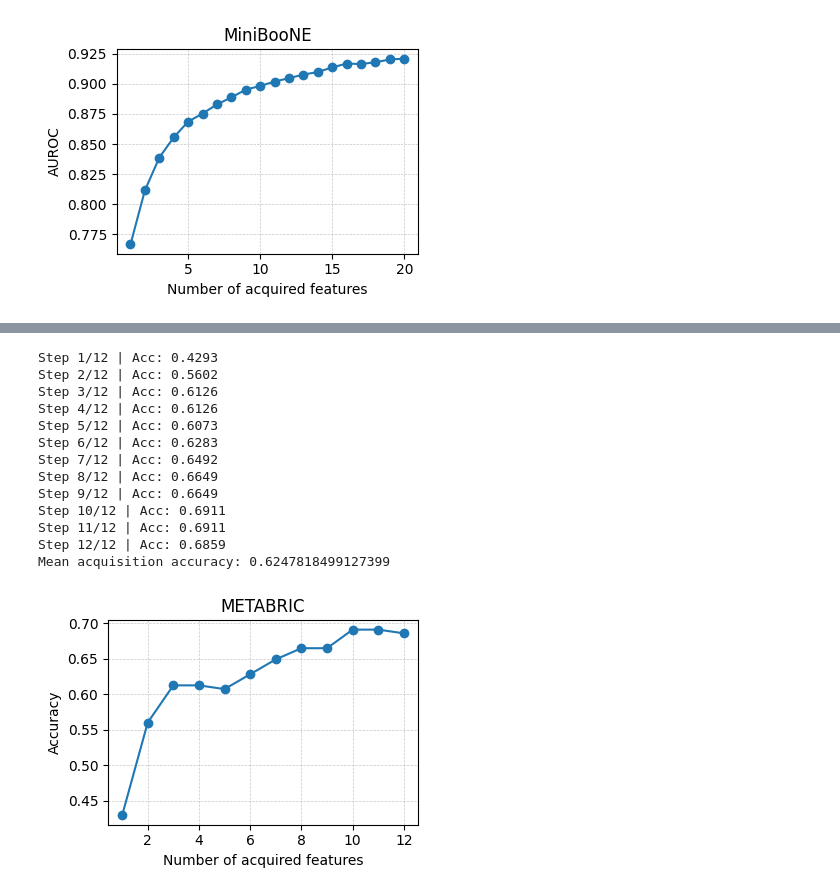
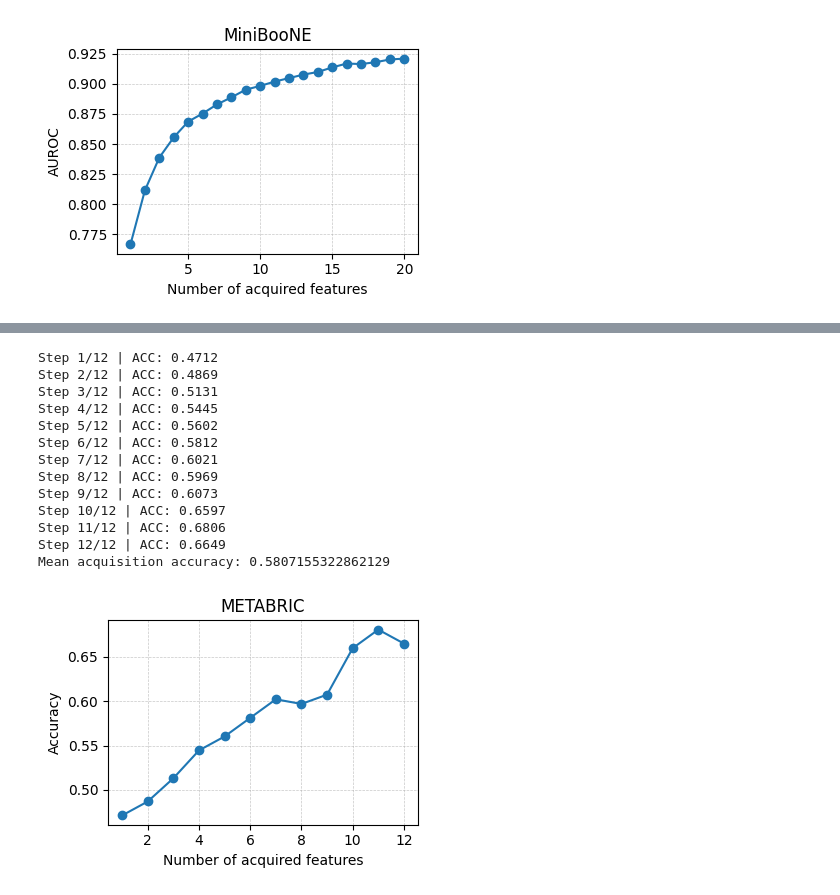
Before and after one commit to 83428342/Gamma-CMI, a Jupyter notebook: experiments_joint_model/gamma조정.ipynb, the cells around one changed output, grey strips where cells are left out. Drawn from its saved outputs; the diff is of its cells as text; code cells hidden in the pictures.

```diff
--- a/experiments_joint_model/gamma조정.ipynb
+++ b/experiments_joint_model/gamma조정.ipynb
@@ -691,8 +714,8 @@ train_loader = DataLoader(train_ds, batch_size=batch_size, shuffle=True)
 val_loader   = DataLoader(val_ds,   batch_size=batch_size, shuffle=False)
 test_loader  = DataLoader(test_ds,  batch_size=batch_size, shuffle=False)
 
-z_dim          = 2   # per-feature latent dim
-enc_hidden_dim = 16   # JointEncoder 내부 attention token dim
+z_dim          = 64   # per-feature latent dim
+enc_hidden_dim = 8   # JointEncoder 내부 attention token dim
 dec_hidden_dim = 256 # predictor MLP hidden dim
 dec_num_hidden = 2    # predictor MLP hidden layer 개수
 num_heads      = 8 # attention head의 개수
@@ -712,46 +735,50 @@ student.load_state_dict(ckpt)
 
 student.eval()
 result = []
+
+SEED = 9750
+np.random.seed(SEED)
+torch.manual_seed(SEED)
 
 accs = run_feature_acquisition(
     predictor=student,
     X_test=X_test,
     y_test=y_test,
     alpha=1.0,
     gamma=0.0
 )
 
 result.append(accs)
 
 mean_acc = np.mean(accs)
 print("Mean acquisition accuracy:", mean_acc)
 
 accs = np.array(accs)  # (K,) 라고 가정
 K = np.arange(1, len(accs) + 1)  # K = 1,2,...,num_features
 
 fig, ax = plt.subplots(figsize=(4, 3))
 
 ax.plot(K, accs, marker='o')  # 기본 색/스타일 사용
 ax.set_xlabel("Number of acquired features")
 ax.set_ylabel("Accuracy")
 ax.set_title("METABRIC")  # 캡션 제목
 
 ax.grid(True, linestyle='--', linewidth=0.5, alpha=0.7)
 
 plt.tight_layout()
 plt.show()
 # %% [output]
-Step 1/12 | Acc: 0.4293
-Step 2/12 | Acc: 0.5602
-Step 3/12 | Acc: 0.6126
-Step 4/12 | Acc: 0.6126
-Step 5/12 | Acc: 0.6073
-Step 6/12 | Acc: 0.6283
-Step 7/12 | Acc: 0.6492
-Step 8/12 | Acc: 0.6649
-Step 9/12 | Acc: 0.6649
-Step 10/12 | Acc: 0.6911
-Step 11/12 | Acc: 0.6911
-Step 12/12 | Acc: 0.6859
-Mean acquisition accuracy: 0.6247818499127399
+Step 1/12 | ACC: 0.4712
+Step 2/12 | ACC: 0.4869
+Step 3/12 | ACC: 0.5131
+Step 4/12 | ACC: 0.5445
+Step 5/12 | ACC: 0.5602
+Step 6/12 | ACC: 0.5812
+Step 7/12 | ACC: 0.6021
+Step 8/12 | ACC: 0.5969
+Step 9/12 | ACC: 0.6073
+Step 10/12 | ACC: 0.6597
+Step 11/12 | ACC: 0.6806
+Step 12/12 | ACC: 0.6649
+Mean acquisition accuracy: 0.5807155322862129
-[figure, old version]
+[figure, new version]
```
Also changed, not shown: parts of 6 cells of this notebook, 51 other files.
